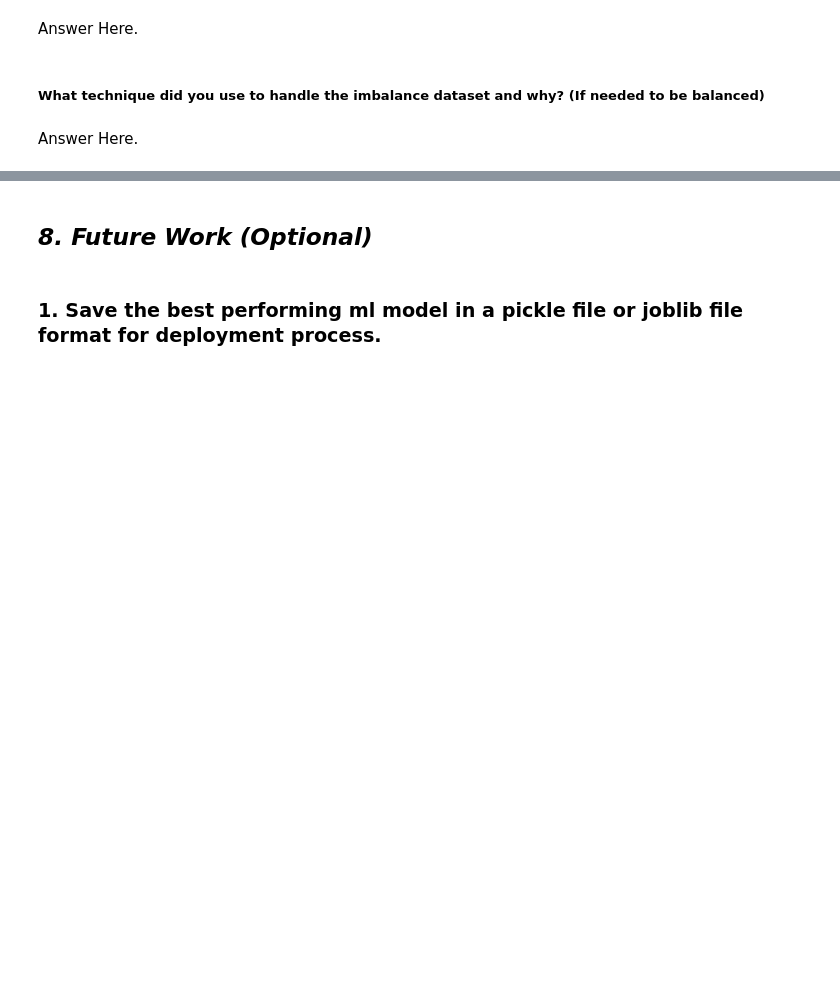
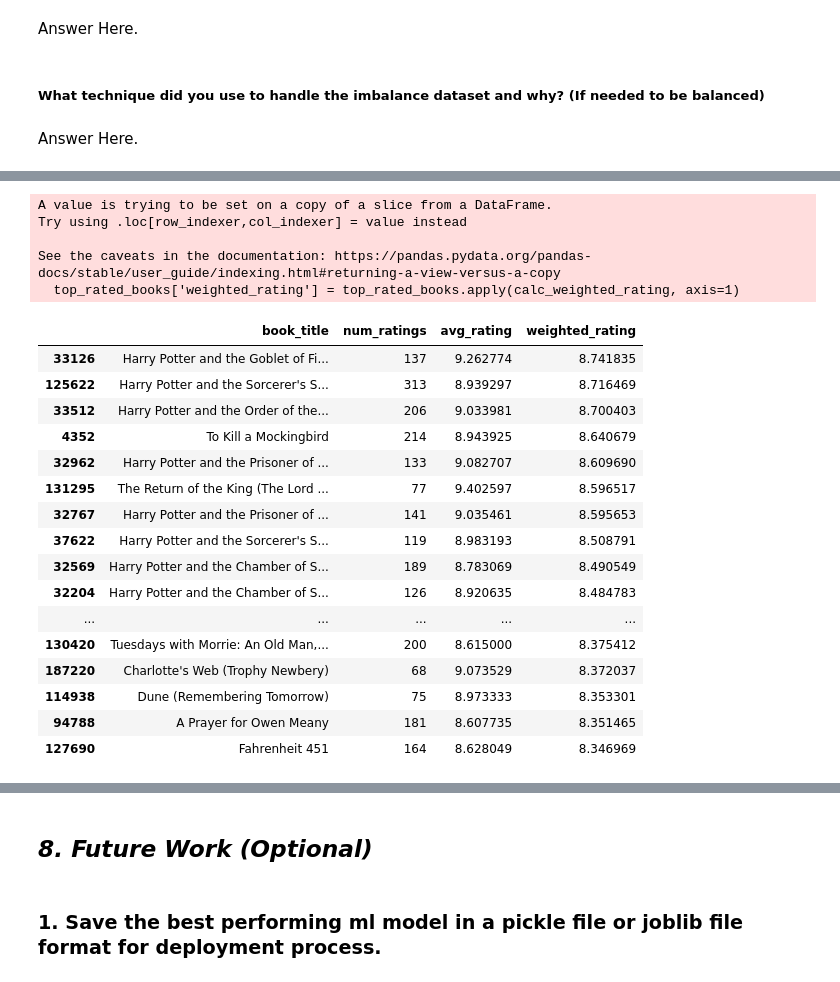
Before and after one commit to yahya-ansariii/BookRecommender, a Jupyter notebook: Book_Recommendation_System.ipynb, the cells around one changed output, grey strips where cells are left out. Drawn from its saved outputs; the diff is of its cells as text; code cells hidden in the pictures; blank space fills up the shorter version.

Commit message:
Day 3: Popularity Based, Correlation Based

```diff
--- a/Book_Recommendation_System.ipynb
+++ b/Book_Recommendation_System.ipynb
@@ -950,0 +865,50 @@ Answer Here.
+# %%
+# Calculate the mean average rating and the 90th percentile of the number of ratings
+mean_rating = popularity['avg_rating'].mean()
+min_ratings = popularity['num_ratings'].quantile(0.90)
+# %%
+# Filter books with a number of ratings greater than or equal to the 90th percentile
+top_rated_books = popularity.loc[popularity['num_ratings'] >= min_ratings]
+# %%
+# Define a function to calculate the weighted rating
+def calc_weighted_rating(x, min_ratings=min_ratings, mean_rating=mean_rating):
+    num_ratings = x['num_ratings']
+    avg_rating = x['avg_rating']
+    return (num_ratings / (num_ratings + min_ratings) * avg_rating) + (min_ratings / (min_ratings + num_ratings) * mean_rating)
+# %%
+# Apply the weighted rating function to the top_rated_books DataFrame
+top_rated_books['weighted_rating'] = top_rated_books.apply(calc_weighted_rating, axis=1)
+
+# Sort the books by weighted rating in descending order
+top_rated_books = top_rated_books.sort_values('weighted_rating', ascending=False)
+
+# Remove duplicate entries for the same book
+top_rated_books = top_rated_books.drop_duplicates('isbn')
+# %% [output]
+A value is trying to be set on a copy of a slice from a DataFrame.
+Try using .loc[row_indexer,col_indexer] = value instead
+
+See the caveats in the documentation: https://pandas.pydata.org/pandas-docs/stable/user_guide/indexing.html#returning-a-view-versus-a-copy
+  top_rated_books['weighted_rating'] = top_rated_books.apply(calc_weighted_rating, axis=1)
+# %%
+# Display the top 20 books with their title, number of ratings, average rating, and weighted rating
+top_20_books = top_rated_books[['book_title', 'num_ratings', 'avg_rating', 'weighted_rating']].head(20)
+display(top_20_books)
+# %% [output]
+|  | book_title | num_ratings | avg_rating | weighted_rating |
+| 33126 | Harry Potter and the Goblet of Fi... | 137 | 9.262774 | 8.741835 |
+| 125622 | Harry Potter and the Sorcerer's S... | 313 | 8.939297 | 8.716469 |
+| 33512 | Harry Potter and the Order of the... | 206 | 9.033981 | 8.700403 |
+| 4352 | To Kill a Mockingbird | 214 | 8.943925 | 8.640679 |
+| 32962 | Harry Potter and the Prisoner of ... | 133 | 9.082707 | 8.609690 |
+| 131295 | The Return of the King (The Lord ... | 77 | 9.402597 | 8.596517 |
+| 32767 | Harry Potter and the Prisoner of ... | 141 | 9.035461 | 8.595653 |
+| 37622 | Harry Potter and the Sorcerer's S... | 119 | 8.983193 | 8.508791 |
+| 32569 | Harry Potter and the Chamber of S... | 189 | 8.783069 | 8.490549 |
+| 32204 | Harry Potter and the Chamber of S... | 126 | 8.920635 | 8.484783 |
+| ... | ... | ... | ... | ... |
+| 130420 | Tuesdays with Morrie: An Old Man,... | 200 | 8.615000 | 8.375412 |
+| 187220 | Charlotte's Web (Trophy Newbery) | 68 | 9.073529 | 8.372037 |
+| 114938 | Dune (Remembering Tomorrow) | 75 | 8.973333 | 8.353301 |
+| 94788 | A Prayer for Owen Meany | 181 | 8.607735 | 8.351465 |
+| 127690 | Fahrenheit 451 | 164 | 8.628049 | 8.346969 |
```
Also changed, not shown: parts of 49 cells of this notebook.
